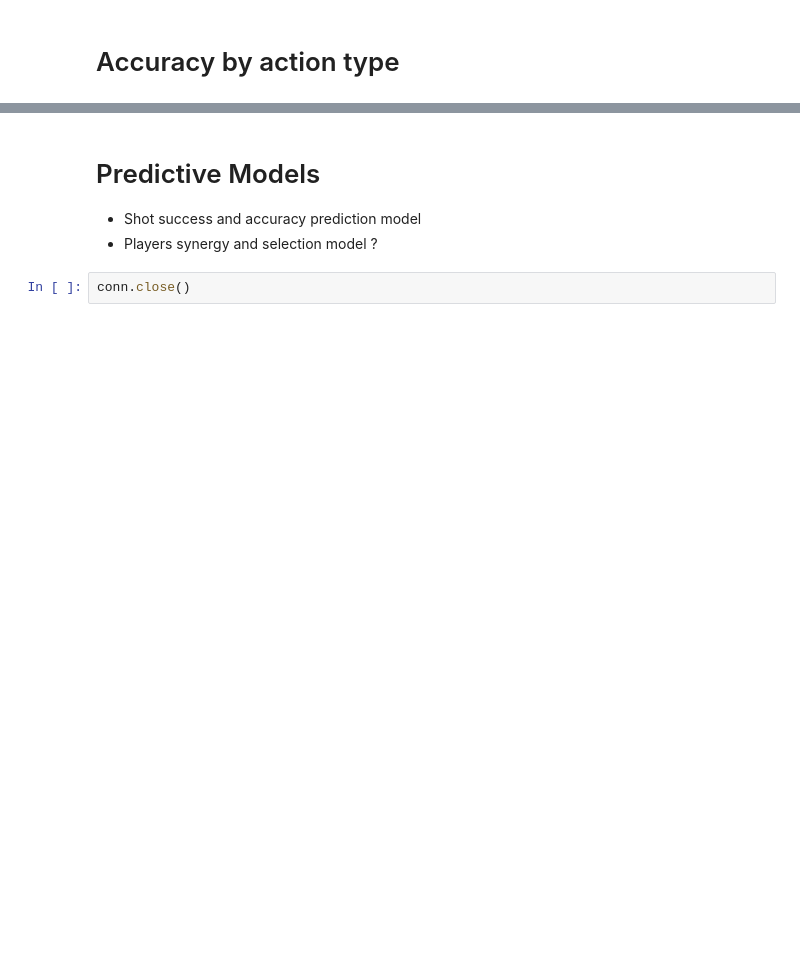
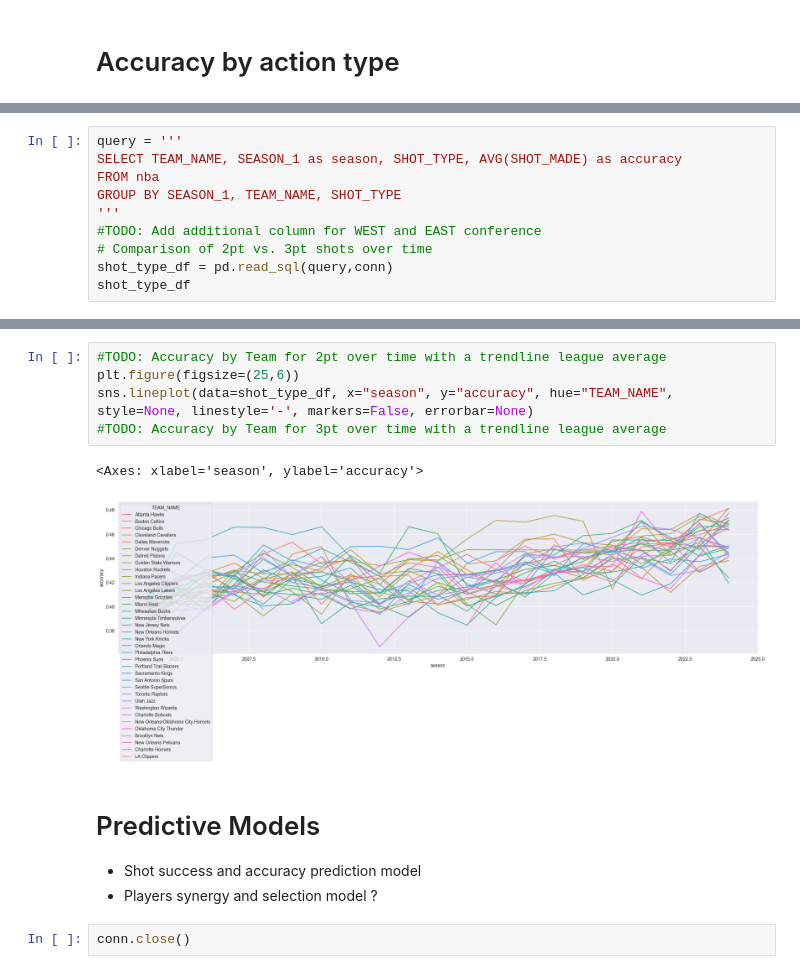
Before and after one commit to fan71c/NBA-Project, a Jupyter notebook: notebooks/main.ipynb, the cells around one changed output, grey strips where cells are left out. Drawn from its saved outputs; the diff is of its cells as text; blank space fills up the shorter version.

Commit message:
EDA Accuracy by action type (Bubble Plot) v2

```diff
--- a/notebooks/main.ipynb
+++ b/notebooks/main.ipynb
@@ -321,0 +277,10 @@ fig.add_trace(
+# %%
+query = '''
+SELECT TEAM_NAME, SEASON_1 as season, SHOT_TYPE, AVG(SHOT_MADE) as accuracy
+FROM nba
+GROUP BY SEASON_1, TEAM_NAME, SHOT_TYPE
+'''
+#TODO: Add additional column for WEST and EAST conference
+# Comparison of 2pt vs. 3pt shots over time
+shot_type_df = pd.read_sql(query,conn)
+shot_type_df
@@ -322,3 +301,11 @@ fig.add_trace(
+# %%
+#TODO: Accuracy by Team for 2pt over time with a trendline league average
+plt.figure(figsize=(25,6))
+sns.lineplot(data=shot_type_df, x="season", y="accuracy", hue="TEAM_NAME", style=None, linestyle='-', markers=False, errorbar=None)
+#TODO: Accuracy by Team for 3pt over time with a trendline league average
+# %% [output]
+<Axes: xlabel='season', ylabel='accuracy'>
+[figure, added]
 # %% [markdown]
 # Predictive Models
 - Shot success and accuracy prediction model
```
Also changed, not shown: parts of 17 cells of this notebook.
